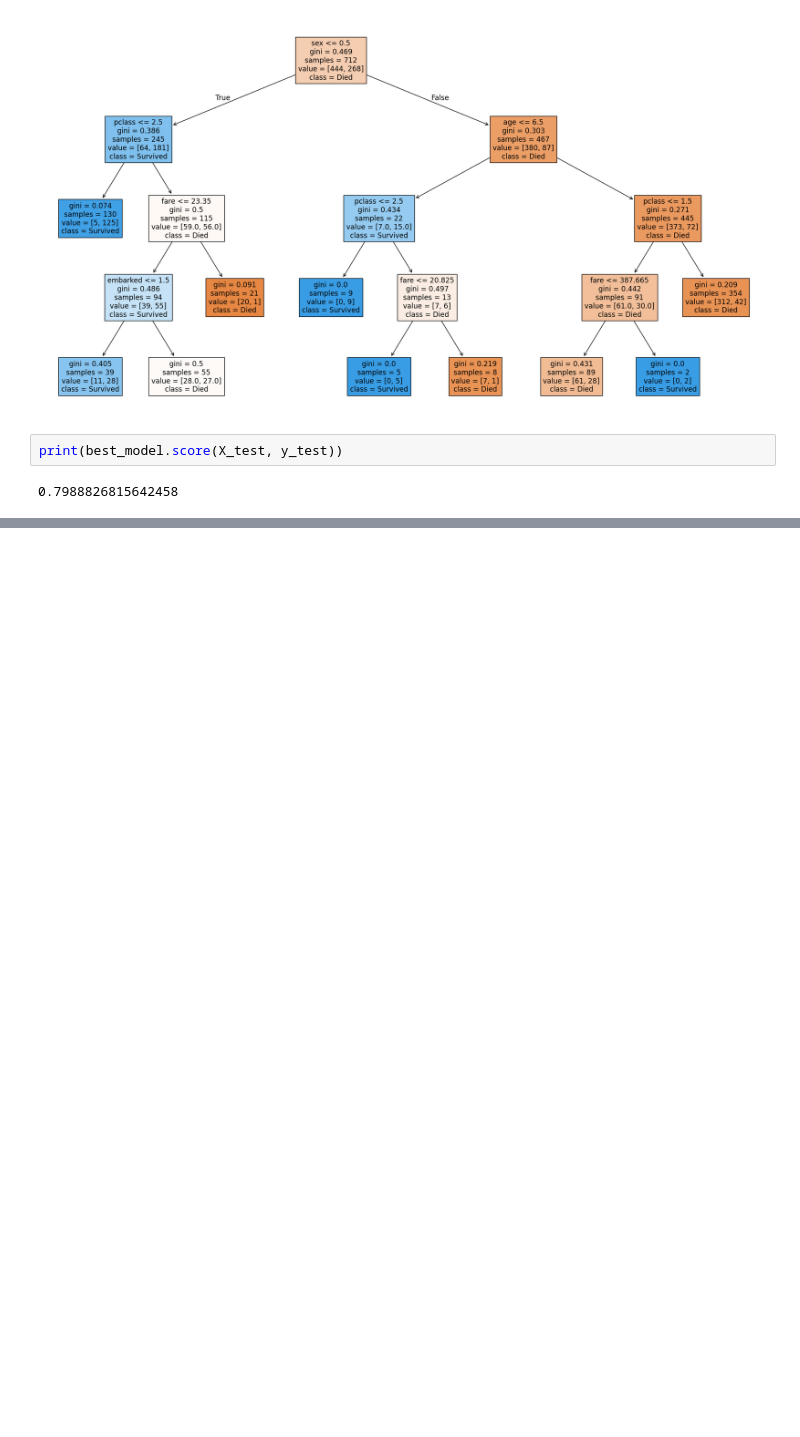
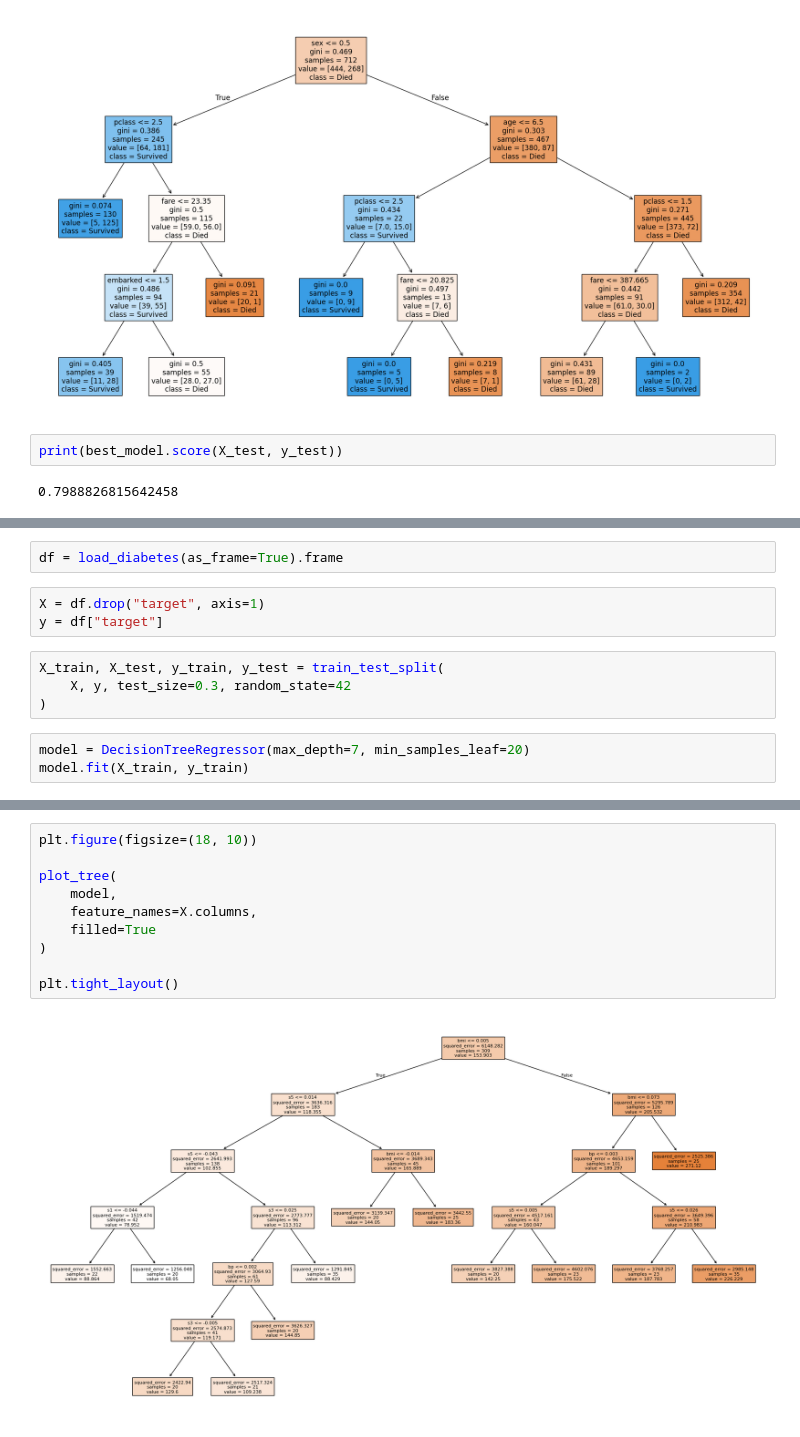
Before and after one commit to Shifa4532/data-science-notebooks, a Jupyter notebook: 09_supervisedML/decision_trees.ipynb, the cells around one changed output, grey strips where cells are left out. Drawn from its saved outputs; the diff is of its cells as text; blank space fills up the shorter version.

Commit message:
decision tree regressor

```diff
--- a/09_supervisedML/decision_trees.ipynb
+++ b/09_supervisedML/decision_trees.ipynb
@@ -235,0 +241,12 @@ print(best_model.score(X_test, y_test))
+# %%
+df = load_diabetes(as_frame=True).frame
+# %%
+X = df.drop("target", axis=1)
+y = df["target"]
+# %%
+X_train, X_test, y_train, y_test = train_test_split(
+    X, y, test_size=0.3, random_state=42
+)
+# %%
+model = DecisionTreeRegressor(max_depth=7, min_samples_leaf=20)
+model.fit(X_train, y_train)
@@ -235,0 +271,12 @@ print(best_model.score(X_test, y_test))
+# %%
+plt.figure(figsize=(18, 10))
+
+plot_tree(
+    model,
+    feature_names=X.columns,
+    filled=True
+)
+
+plt.tight_layout()
+# %% [output]
+[figure, added]
```
Also changed, not shown: parts of 4 cells of this notebook.
